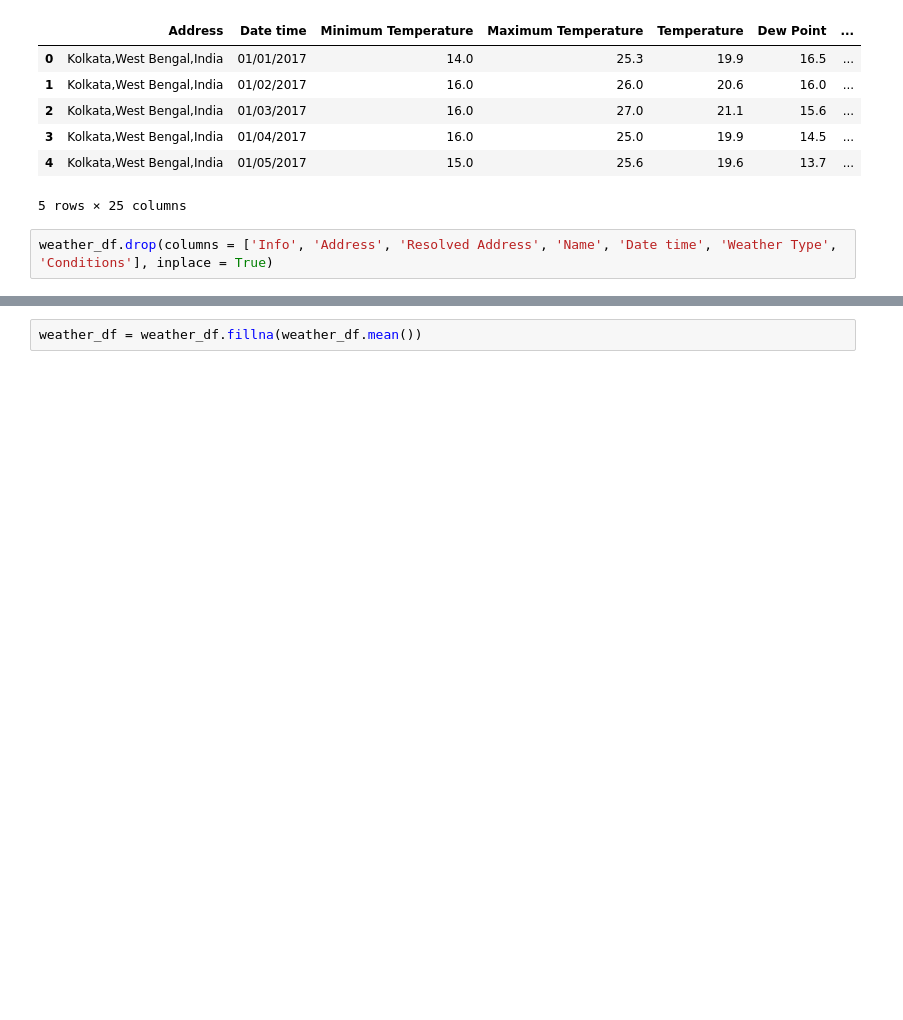
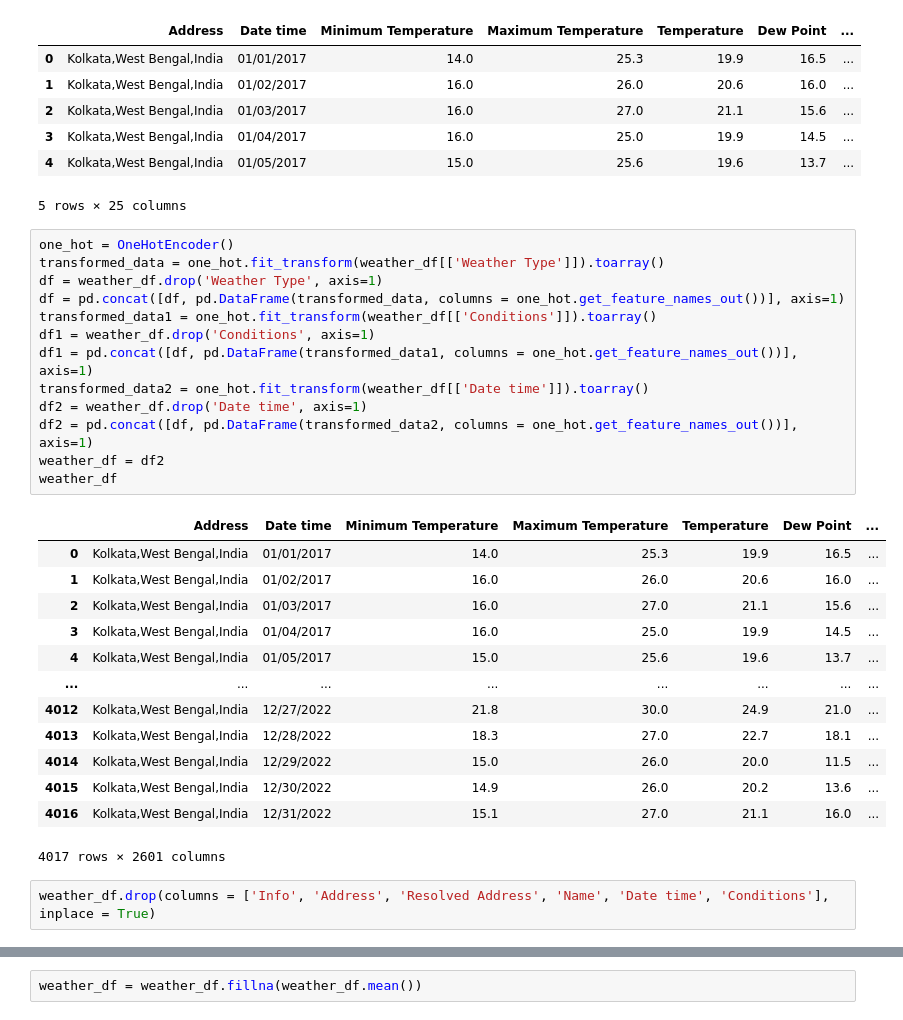
Before and after one commit to aniketpal333/ai_weather_prediction-repo, a Jupyter notebook: test.ipynb, the cells around one changed output, grey strips where cells are left out. Cells and saved outputs as stored; diff of their text form; blank space fills up the shorter version.

```diff
--- a/test.ipynb
+++ b/test.ipynb
@@ -30,8 +33,35 @@ weather_df.head()
 | 3 | Kolkata,West Bengal,India | 01/04/2017 | 16.0 | 25.0 | 19.9 | 14.5 | ... |
 | 4 | Kolkata,West Bengal,India | 01/05/2017 | 15.0 | 25.6 | 19.6 | 13.7 | ... |
 5 rows × 25 columns
+# %%
+one_hot = OneHotEncoder()
+transformed_data = one_hot.fit_transform(weather_df[['Weather Type']]).toarray()
+df = weather_df.drop('Weather Type', axis=1)
+df = pd.concat([df, pd.DataFrame(transformed_data, columns = one_hot.get_feature_names_out())], axis=1)
+transformed_data1 = one_hot.fit_transform(weather_df[['Conditions']]).toarray()
+df1 = weather_df.drop('Conditions', axis=1)
+df1 = pd.concat([df, pd.DataFrame(transformed_data1, columns = one_hot.get_feature_names_out())], axis=1)
+transformed_data2 = one_hot.fit_transform(weather_df[['Date time']]).toarray()
+df2 = weather_df.drop('Date time', axis=1)
+df2 = pd.concat([df, pd.DataFrame(transformed_data2, columns = one_hot.get_feature_names_out())], axis=1)
+weather_df = df2
+weather_df
+# %% [output]
+|  | Address | Date time | Minimum Temperature | Maximum Temperature | Temperature | Dew Point | ... |
+| 0 | Kolkata,West Bengal,India | 01/01/2017 | 14.0 | 25.3 | 19.9 | 16.5 | ... |
+| 1 | Kolkata,West Bengal,India | 01/02/2017 | 16.0 | 26.0 | 20.6 | 16.0 | ... |
+| 2 | Kolkata,West Bengal,India | 01/03/2017 | 16.0 | 27.0 | 21.1 | 15.6 | ... |
+| 3 | Kolkata,West Bengal,India | 01/04/2017 | 16.0 | 25.0 | 19.9 | 14.5 | ... |
+| 4 | Kolkata,West Bengal,India | 01/05/2017 | 15.0 | 25.6 | 19.6 | 13.7 | ... |
+| ... | ... | ... | ... | ... | ... | ... | ... |
+| 4012 | Kolkata,West Bengal,India | 12/27/2022 | 21.8 | 30.0 | 24.9 | 21.0 | ... |
+| 4013 | Kolkata,West Bengal,India | 12/28/2022 | 18.3 | 27.0 | 22.7 | 18.1 | ... |
+| 4014 | Kolkata,West Bengal,India | 12/29/2022 | 15.0 | 26.0 | 20.0 | 11.5 | ... |
+| 4015 | Kolkata,West Bengal,India | 12/30/2022 | 14.9 | 26.0 | 20.2 | 13.6 | ... |
+| 4016 | Kolkata,West Bengal,India | 12/31/2022 | 15.1 | 27.0 | 21.1 | 16.0 | ... |
+4017 rows × 2601 columns
 # %%
-weather_df.drop(columns = ['Info', 'Address', 'Resolved Address', 'Name', 'Date time', 'Weather Type', 'Conditions'], inplace = True)
+weather_df.drop(columns = ['Info', 'Address', 'Resolved Address', 'Name', 'Date time', 'Conditions'], inplace = True)
 # %%
 weather_df.head()
 # %% [output]
```
Also changed, not shown: parts of 22 cells of this notebook, 1 other file.
